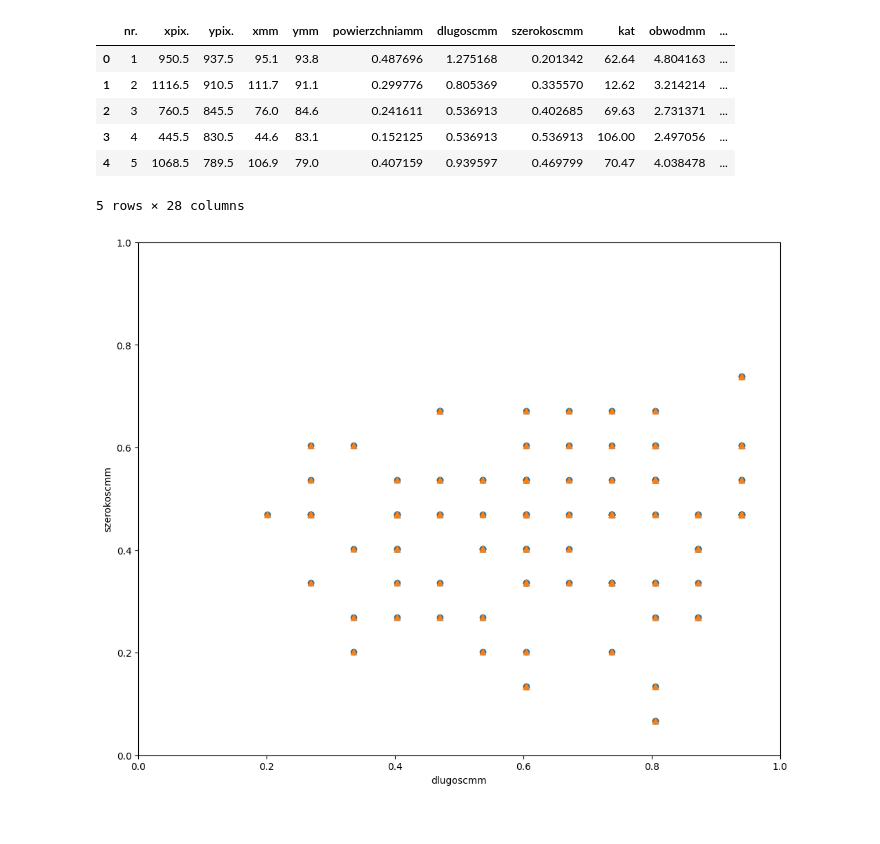
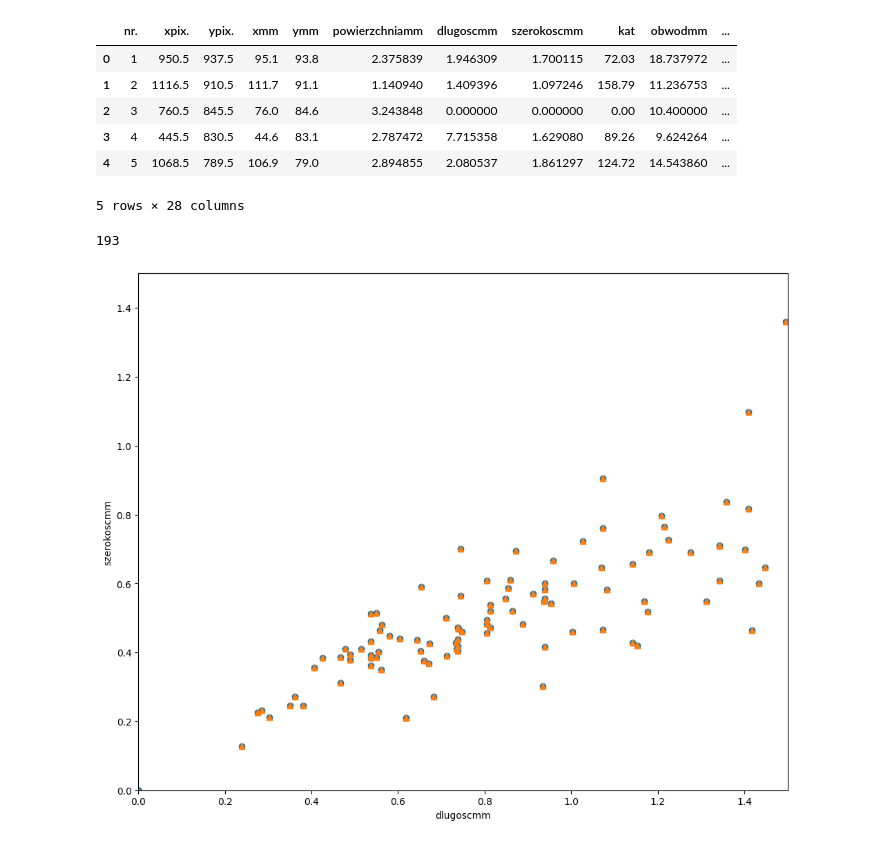
Before and after one commit to bAIcteria/microscope-ml-analyser, a Jupyter notebook: modeling/clustering/cluster_test.ipynb, the cells around one changed output. Drawn from its saved outputs; the diff is of its cells as text; code cells hidden in the pictures.

Commit message:
new thickness counting method test

```diff
--- a/modeling/clustering/cluster_test.ipynb
+++ b/modeling/clustering/cluster_test.ipynb
@@ -51,6 +51,7 @@ def load_dfs_from_path(path="example"):
 # %%
 # df = pd.read_csv("a1_raport_no_model.csv")
 # df = pd.read_csv("raport_a1.csv")
-df = load_dfs_from_path("data")
+# df = load_dfs_from_path("data")
+df = load_dfs_from_path("test_predicted")
 # df = load_dfs_from_path("predicted_data")
 df = preprocess_df(df)
@@ -59,12 +64,10 @@ df['dlugoscmm'] = df['dlugoscmm']/1.49
 df['szerokoscmm'] = df['szerokoscmm']/1.49
 df['powierzchniamm'] = df['powierzchniamm']/2.235
 
-df = df[df['dlugoscmm'] >= 0.2]
-df = df[df['szerokoscmm'] <= 1.5]
 
 # filtering the things that with high probability are not bacteria
-df = df[df['dlugoscmm'] >= 0.2]
-df = df[df['szerokoscmm'] <= 1.5]
+# df = df[df['dlugoscmm'] >= 0.2]
+# df = df[df['szerokoscmm'] <= 1.5]
 
 df['Pw'] = 3.14*(df['szerokoscmm']/2)**2+df['szerokoscmm']*(df['dlugoscmm']-df['szerokoscmm'])
 df['R'] = df['Pw'] / df['powierzchniamm']
@@ -89,7 +92,7 @@ X = np.array(list(zip(x1, x2, x3))).reshape(len(x1), 3)
 # %%
 import matplotlib.pyplot as plt
 
-fig = plt.figure(figsize=(10, 8), constrained_layout=True)
+fig = plt.figure(figsize=(12, 8), constrained_layout=True)
 ax = fig.add_subplot(projection='3d')
 
 for m, zlow, zhigh in [('o', -50, -25), ('^', -30, -5)]:
@@ -109,11 +112,11 @@ plt.show()
 df.head()
 # %% [output]
 |  | nr. | xpix. | ypix. | xmm | ymm | powierzchniamm | dlugoscmm | szerokoscmm | kat | obwodmm | ... |
-| 0 | 1 | 950.5 | 937.5 | 95.1 | 93.8 | 0.487696 | 1.275168 | 0.201342 | 62.64 | 4.804163 | ... |
-| 1 | 2 | 1116.5 | 910.5 | 111.7 | 91.1 | 0.299776 | 0.805369 | 0.335570 | 12.62 | 3.214214 | ... |
-| 2 | 3 | 760.5 | 845.5 | 76.0 | 84.6 | 0.241611 | 0.536913 | 0.402685 | 69.63 | 2.731371 | ... |
-| 3 | 4 | 445.5 | 830.5 | 44.6 | 83.1 | 0.152125 | 0.536913 | 0.536913 | 106.00 | 2.497056 | ... |
-| 4 | 5 | 1068.5 | 789.5 | 106.9 | 79.0 | 0.407159 | 0.939597 | 0.469799 | 70.47 | 4.038478 | ... |
+| 0 | 1 | 950.5 | 937.5 | 95.1 | 93.8 | 2.375839 | 1.946309 | 1.700115 | 72.03 | 18.737972 | ... |
+| 1 | 2 | 1116.5 | 910.5 | 111.7 | 91.1 | 1.140940 | 1.409396 | 1.097246 | 158.79 | 11.236753 | ... |
+| 2 | 3 | 760.5 | 845.5 | 76.0 | 84.6 | 3.243848 | 0.000000 | 0.000000 | 0.00 | 10.400000 | ... |
+| 3 | 4 | 445.5 | 830.5 | 44.6 | 83.1 | 2.787472 | 7.715358 | 1.629080 | 89.26 | 9.624264 | ... |
+| 4 | 5 | 1068.5 | 789.5 | 106.9 | 79.0 | 2.894855 | 2.080537 | 1.861297 | 124.72 | 14.543860 | ... |
 5 rows × 28 columns
 # %%
 # x1= df['R'].values
@@ -121,36 +124,40 @@ df.head()
 x1= df['dlugoscmm'].values
 x2= df['szerokoscmm'].values
 X = np.array(list(zip(x1, x2))).reshape(len(x1), 2)
+# %%
+len(x1)
+# %% [output]
+193
 # %%
 import matplotlib.pyplot as plt
 
 fig = plt.figure(figsize=(10, 8), constrained_layout=True)
 ax = fig.add_subplot()  # 2D axes
 
 for m, zlow, zhigh in [('o', -50, -25), ('^', -30, -5)]:
     xs = x1
     ys = x2
     ax.scatter(xs, ys, marker=m)
 
 # ax.set_xlabel('R')
 # ax.set_ylabel('D/S')
 ax.set_xlabel('dlugoscmm')
 ax.set_ylabel('szerokoscmm')
 
 
 # ax.axvline(x=1.2, color="red", linestyle="--", label="R = 1.5")
 # ax.hlines(y=1.5, xmin=ax.get_xlim()[0], xmax=1.2,
 #           colors="blue", linestyles="--", label="D/S = 1.5")
 
 # ax.set_xlim(0, 1.7)
 # ax.set_ylim(0, 7.5)
 
-ax.set_xlim(0, 1)
-ax.set_ylim(0, 1)
+ax.set_xlim(0, 1.5)
+ax.set_ylim(0, 1.5)
 
 plt.show()
 # %% [output]
-[figure, old version]
+[figure, new version]
 # %%
 x1= df['R'].values
 x2= df['D/S'].values
```
Also changed, not shown: parts of 4 cells of this notebook, 12 other files.
